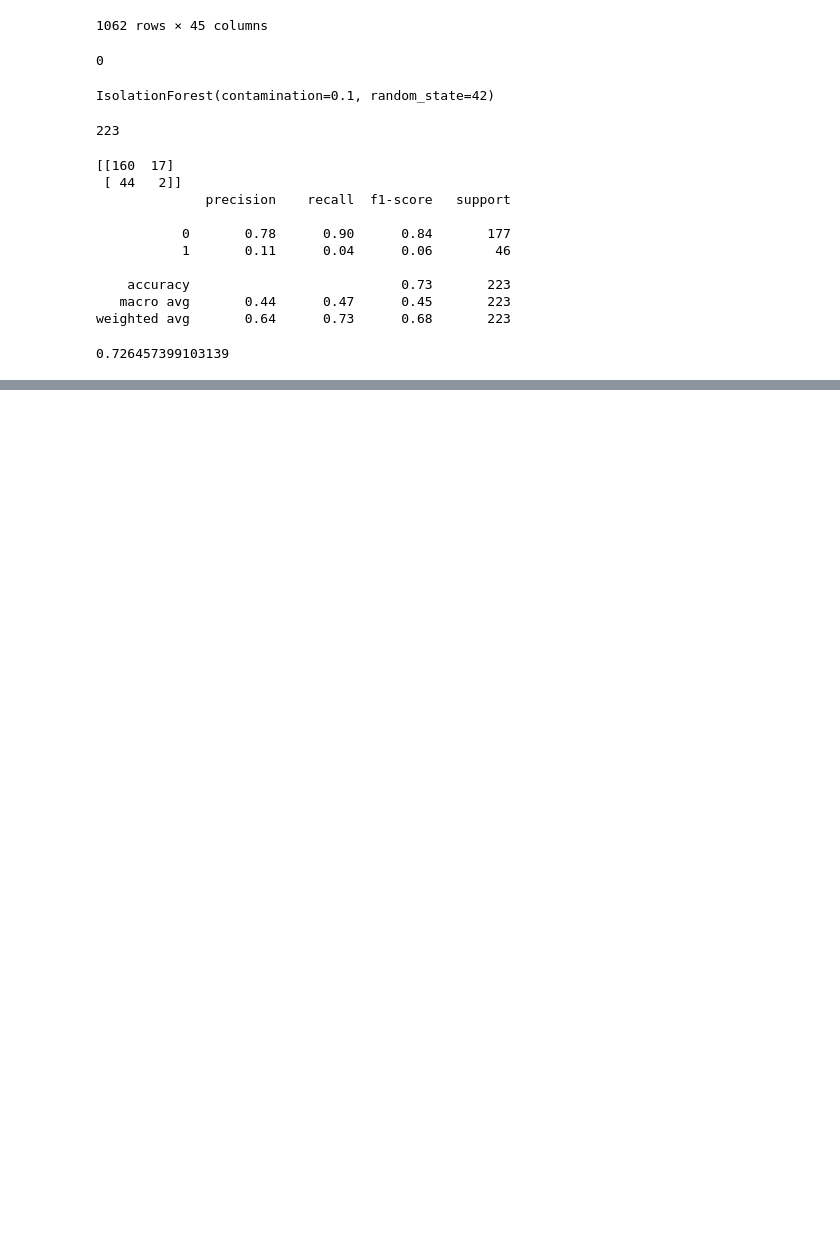
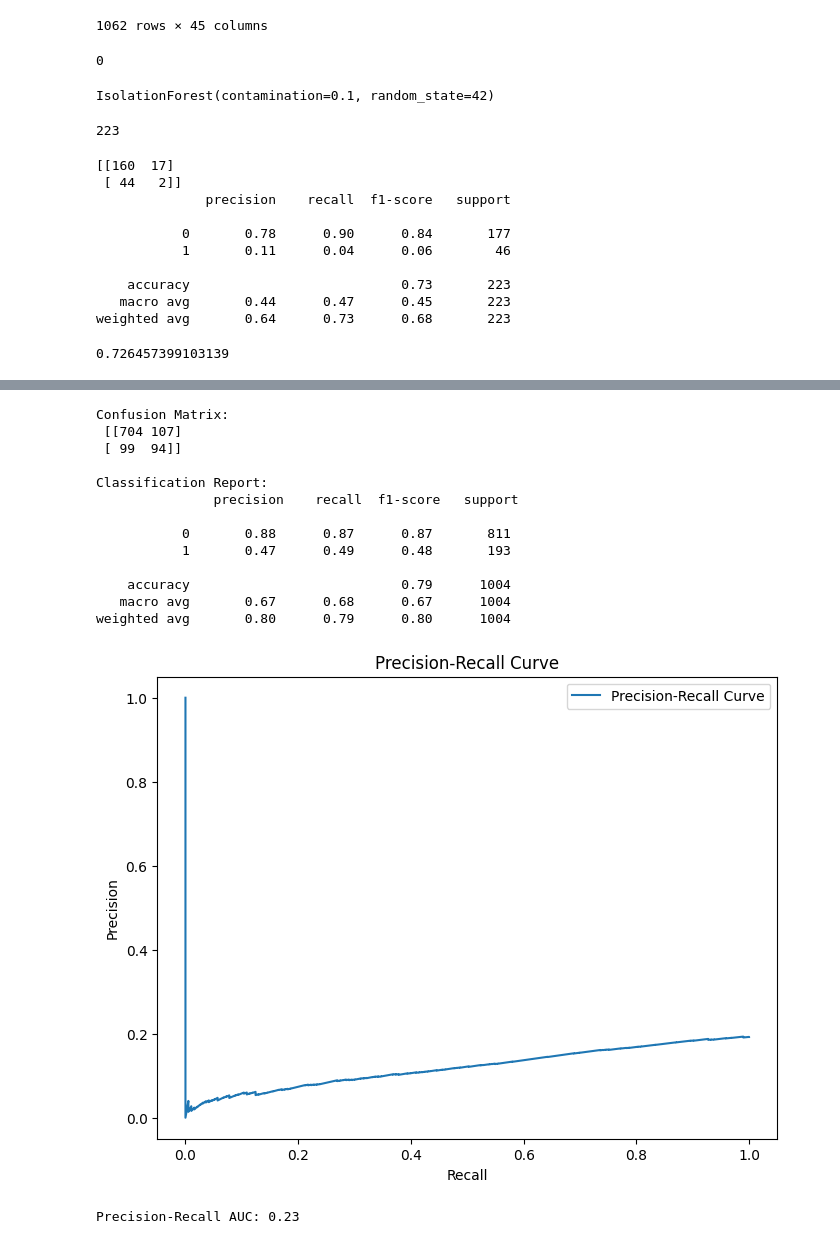
Before and after one commit to purohitamann/market-anomaly-detection, a Jupyter notebook: model_training.ipynb, the cells around one changed output, grey strips where cells are left out. Cells and saved outputs as stored; diff of their text form; code cells hidden in the pictures; blank space fills up the shorter version.

```diff
--- a/model_training.ipynb
+++ b/model_training.ipynb
@@ -281,0 +287,7 @@ accuracy_score(y_test,predictions)
+# %%
+iso_forest = IsolationForest(
+    n_estimators=300,
+    max_samples='auto',
+    contamination=0.2,
+    random_state=42
+)
@@ -281,0 +341,9 @@ accuracy_score(y_test,predictions)
+# %%
+iso_forest.fit(X_scaled)
+
+# Predict anomalies
+# -1 = anomaly, 1 = normal
+predictions = iso_forest.predict(X_scaled)
+
+# Convert predictions to 0 (normal) and 1 (anomaly) for clarity
+y_pred = np.where(predictions == -1, 1, 0)
@@ -281,0 +353,35 @@ accuracy_score(y_test,predictions)
+# %%
+# If ground truth labels (CrashLabel) are available
+if 'isCrash' in df.columns:
+    print("Confusion Matrix:\n", confusion_matrix(y, y_pred))
+    print("\nClassification Report:\n", classification_report(y, y_pred))
+
+    # Precision-Recall Curve
+    precision, recall, thresholds = precision_recall_curve(y, iso_forest.decision_function(X_scaled))
+    plt.figure(figsize=(8, 6))
+    plt.plot(recall, precision, label="Precision-Recall Curve")
+    plt.xlabel("Recall")
+    plt.ylabel("Precision")
+    plt.title("Precision-Recall Curve")
+    plt.legend()
+    plt.show()
+
+    # AUC for Precision-Recall
+    auc_pr = roc_auc_score(y, iso_forest.decision_function(X_scaled))
+    print(f"Precision-Recall AUC: {auc_pr:.2f}")
+# %% [output]
+Confusion Matrix:
+ [[704 107]
+ [ 99  94]]
+
+Classification Report:
+               precision    recall  f1-score   support
+
+           0       0.88      0.87      0.87       811
+           1       0.47      0.49      0.48       193
+
+    accuracy                           0.79      1004
+   macro avg       0.67      0.68      0.67      1004
+weighted avg       0.80      0.79      0.80      1004
+[figure, added]
+Precision-Recall AUC: 0.23
```
Also changed, not shown: parts of 7 cells of this notebook.
